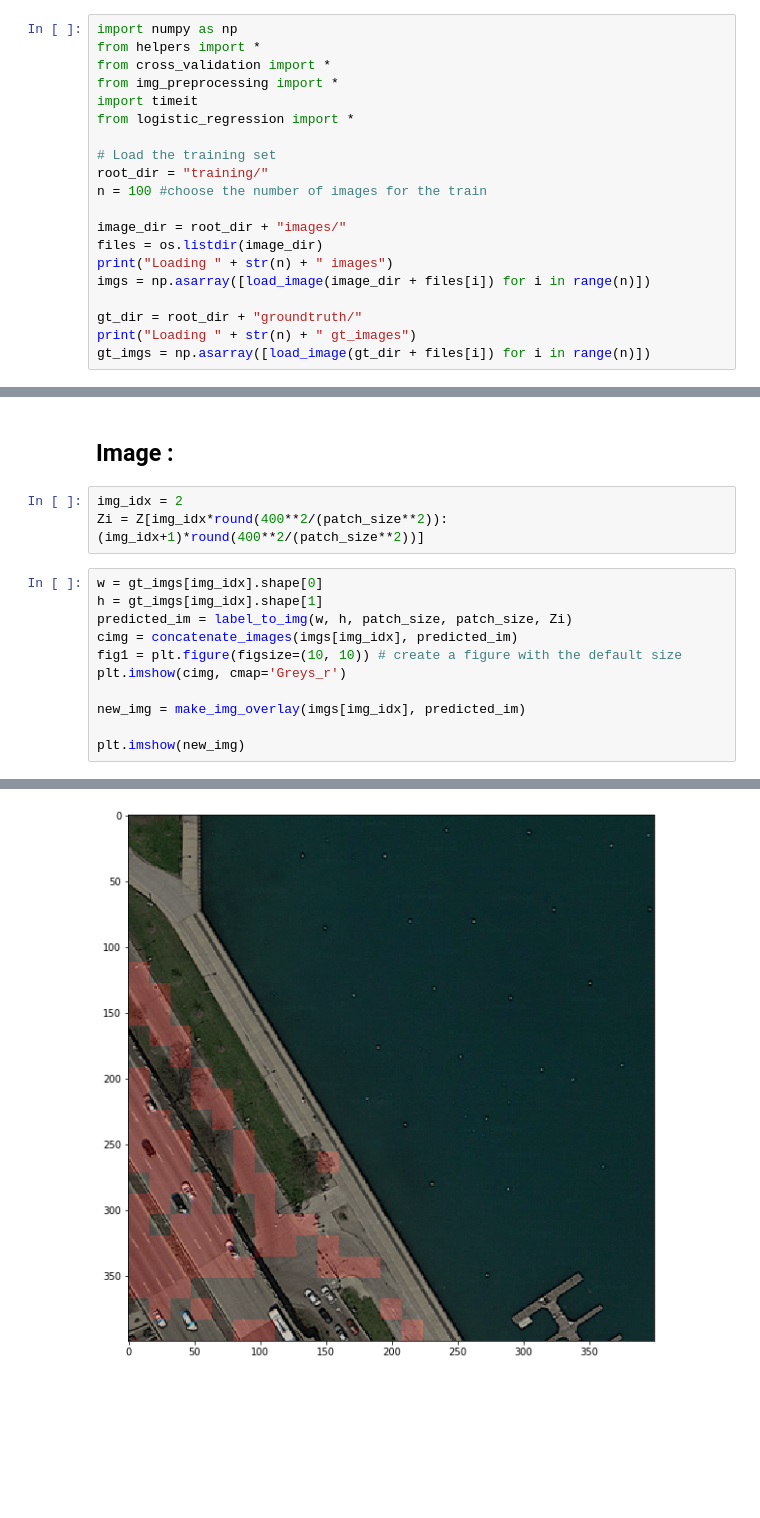
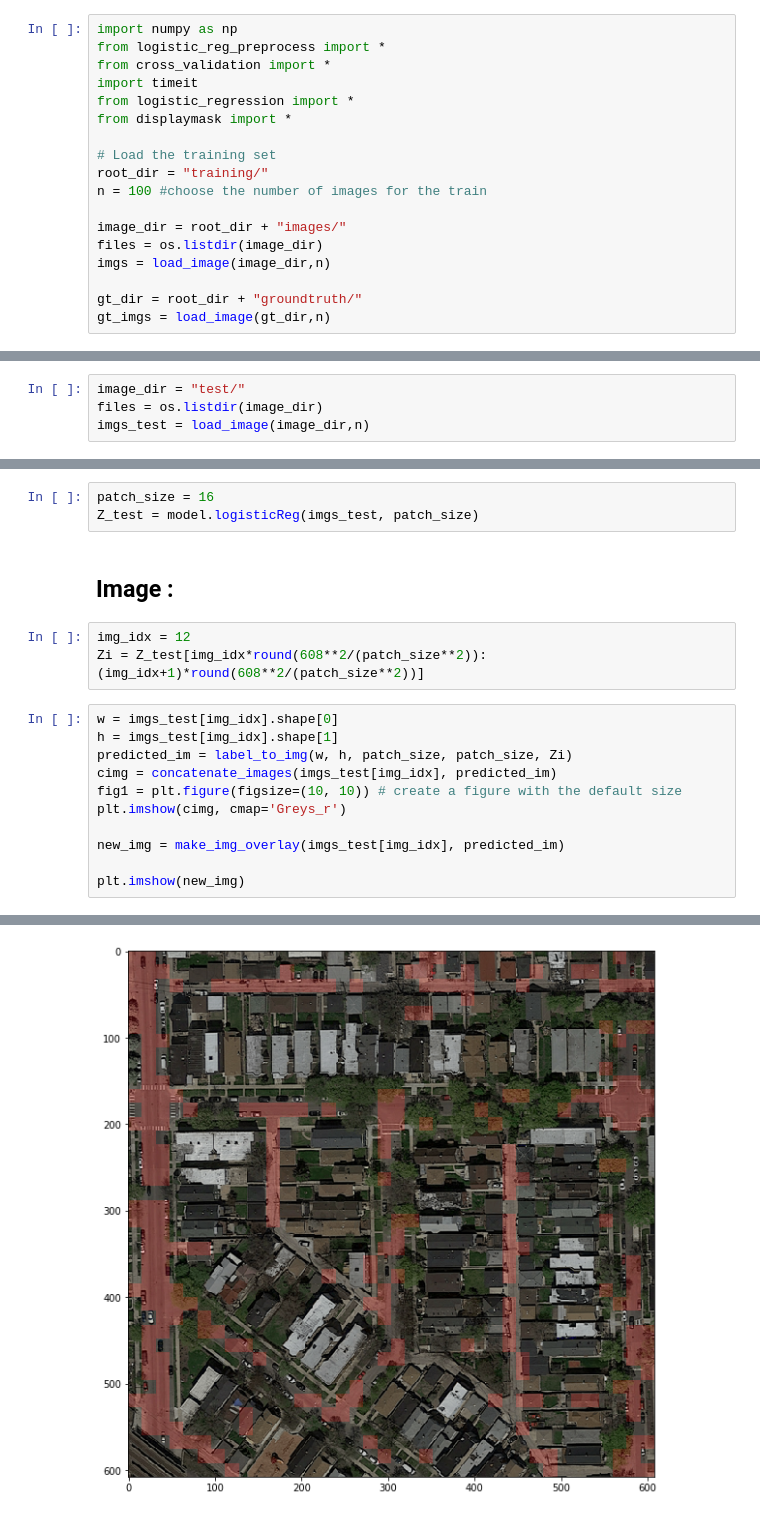
Before and after one commit to leobouraux/-CS433-Machine-Learning-projects, a Jupyter notebook: project2/LEO/Dossier final/logistic regression/Test_logreg.ipynb, the cells around one changed output, grey strips where cells are left out. Cells and saved outputs as stored; diff of their text form; blank space fills up the shorter version.

```diff
--- a/project2/LEO/Dossier final/logistic regression/Test_logreg.ipynb
+++ b/project2/LEO/Dossier final/logistic regression/Test_logreg.ipynb
@@ -1,10 +1,10 @@
 # %%
 import numpy as np
-from helpers import *
+from logistic_reg_preprocess import *
 from cross_validation import *
-from img_preprocessing import *
 import timeit
 from logistic_regression import *
+from displaymask import *
 
 # Load the training set
 root_dir = "training/"
@@ -12,11 +12,9 @@ n = 100 #choose the number of images for the train
 
 image_dir = root_dir + "images/"
 files = os.listdir(image_dir)
-print("Loading " + str(n) + " images")
-imgs = np.asarray([load_image(image_dir + files[i]) for i in range(n)])
+imgs = load_image(image_dir,n)
 
 gt_dir = root_dir + "groundtruth/"
-print("Loading " + str(n) + " gt_images")
-gt_imgs = np.asarray([load_image(gt_dir + files[i]) for i in range(n)])
+gt_imgs = load_image(gt_dir,n)
 # %% [output]
 Loading 100 images
@@ -97,0 +78,4 @@ F1_binary = 0.5029441003288216 F1_micro = 0.792 F1_macro = 0.6857131929521818 F1
+# %%
+image_dir = "test/"
+files = os.listdir(image_dir)
+imgs_test = load_image(image_dir,n)
@@ -98,19 +86,22 @@ F1_binary = 0.5029441003288216 F1_micro = 0.792 F1_macro = 0.6857131929521818 F1
+# %%
+patch_size = 16
+Z_test = model.logisticReg(imgs_test, patch_size)
 # %% [markdown]
 ## Image :
 # %%
-img_idx = 2
-Zi = Z[img_idx*round(400**2/(patch_size**2)):(img_idx+1)*round(400**2/(patch_size**2))]
+img_idx = 12
+Zi = Z_test[img_idx*round(608**2/(patch_size**2)):(img_idx+1)*round(608**2/(patch_size**2))]
 # %%
-w = gt_imgs[img_idx].shape[0]
-h = gt_imgs[img_idx].shape[1]
+w = imgs_test[img_idx].shape[0]
+h = imgs_test[img_idx].shape[1]
 predicted_im = label_to_img(w, h, patch_size, patch_size, Zi)
-cimg = concatenate_images(imgs[img_idx], predicted_im)
+cimg = concatenate_images(imgs_test[img_idx], predicted_im)
 fig1 = plt.figure(figsize=(10, 10)) # create a figure with the default size
 plt.imshow(cimg, cmap='Greys_r')
 
-new_img = make_img_overlay(imgs[img_idx], predicted_im)
+new_img = make_img_overlay(imgs_test[img_idx], predicted_im)
 
 plt.imshow(new_img)
 # %% [output]
 <matplotlib.image.AxesImage at 0x...>
-[figure, old version]
+[figure, new version]
```
Also changed, not shown: parts of 12 cells of this notebook, 5 other files.
